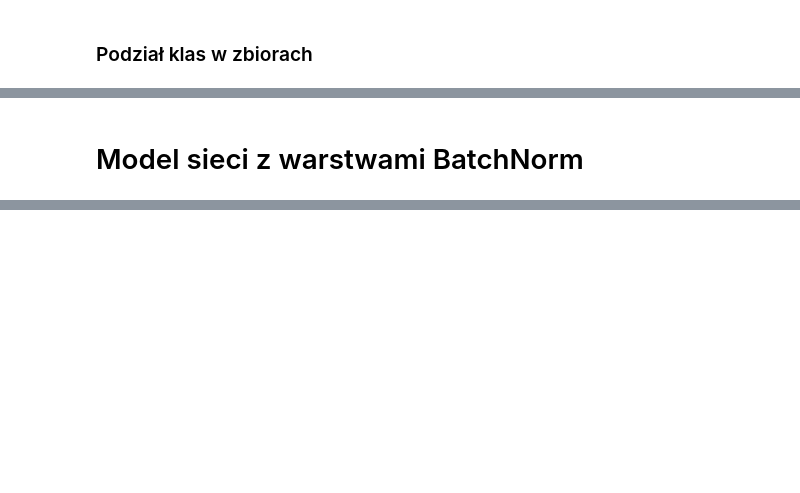
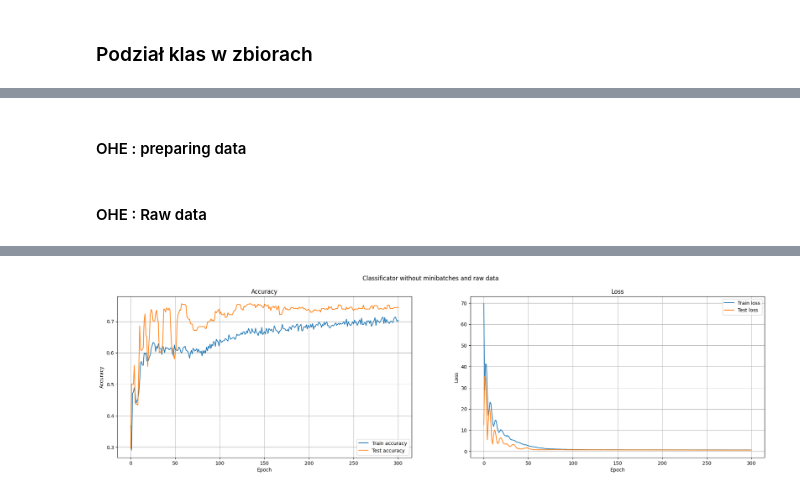
Before and after one commit to psiku/PW--SSNE, a Jupyter notebook: klasyfikacja_cen_mieszkań/klasyfikacja_cen_mieszkan.ipynb, the cells around one changed output, grey strips where cells are left out. Saved outputs shown, nothing was run; the diff lists cells and outputs as text; code cells hidden in the pictures; blank space fills up the shorter version.

```diff
--- a/klasyfikacja_cen_mieszkań/klasyfikacja_cen_mieszkan.ipynb
+++ b/klasyfikacja_cen_mieszkań/klasyfikacja_cen_mieszkan.ipynb
@@ -587,2 +564,2 @@ Bez dostrajania parametrów, tylko na testy przeprowadzone na oko można zauważ
-# %% [markdown]
-# Model sieci z warstwami BatchNorm
+# %% [markdown]
+#### OHE : preparing data
@@ -588,0 +652,26 @@ Bez dostrajania parametrów, tylko na testy przeprowadzone na oko można zauważ
+# %% [markdown]
+#### OHE : Raw data
+# %%
+INPUT_SIZE = x_train.shape[1]
+HIDDEN_SIZE = 256
+OUTPUT_SIZE = 3
+DROPOUT = 0.2
+LR = 0.001
+EPOCHS = 301
+
+run_experiment(
+    title="Classificator without minibatches and raw data",
+    model_class=HousePriceClassificator,
+    x_train=x_train,
+    y_train=y_train,
+    x_test=x_test,
+    y_test=y_test,
+    use_minibatch=False,
+    input_size=INPUT_SIZE,
+    hidden_size=HIDDEN_SIZE,
+    output_size=OUTPUT_SIZE,
+    dropout=DROPOUT,
+    lr=LR,
+    epochs=EPOCHS
+)
+# %% [output]
@@ -588,0 +695 @@ Bez dostrajania parametrów, tylko na testy przeprowadzone na oko można zauważ
+[figure, added]
```
Also changed, not shown: parts of 71 cells of this notebook.
